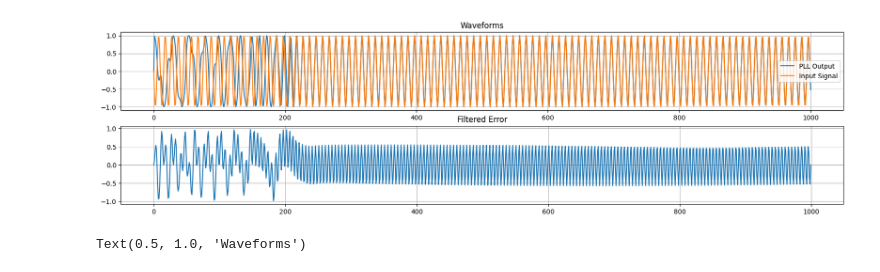
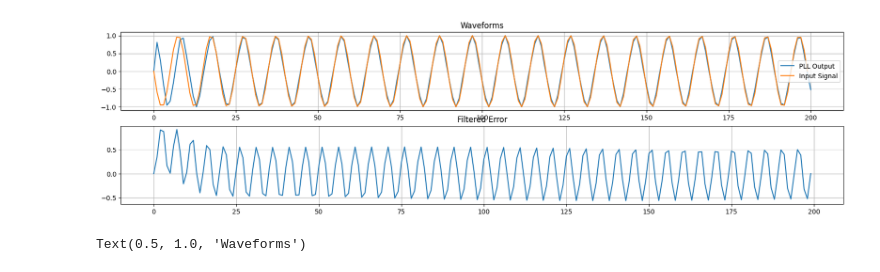
Before and after one commit to stevester94/notebooks, a Jupyter notebook: PLL.ipynb, the cells around one changed output. Saved outputs shown, nothing was run; the diff lists cells and outputs as text; code cells hidden in the pictures.

```diff
--- a/PLL.ipynb
+++ b/PLL.ipynb
@@ -21,7 +21,7 @@ class LoopFilter:
         self.integrator = 0
 
     def proc( self, e_D ):
-        self.integrator += self.K_i * e_D
+        self.integrator += self.K_i * e_D / fs
 
         return self.K_p * e_D + self.integrator
 
@@ -87,7 +87,7 @@ K_i = 0.0178
 K_0 = 1
 
 fs = 100
-duration_secs = 10
+duration_secs = 2
 t = np.linspace(0,duration_secs, int(duration_secs*fs))
 
 in_A      = 1
@@ -101,38 +101,38 @@ cos_out = [0]
 
 
 
-pll = PhaseLockedLoop( K_i, K_p, K_0, 3, fs )
+pll = PhaseLockedLoop( K_i, K_p, K_0, 10, fs )
 for n in range(len(t)):
     _cos_out, _sin_out, _e_D = pll.proc( in_sig[n] )
 
     cos_out.append( _cos_out )
     e_D.append( _e_D )
 
 
 
 # Create a Figure
 fig = plt.figure()
 fig.set_figheight(10)
 fig.set_figwidth(20)
 
 # Set up Axes
 ax1 = fig.add_subplot(411)
 ax1.plot(cos_out, label='PLL Output')
 plt.grid()
 ax1.plot(in_sig, label='Input Signal')
 plt.legend()
 ax1.set_title('Waveforms')
 
 # Show the plot
 #plt.show()
 
 ax2 = fig.add_subplot(412)
 ax2.plot( e_D )
 plt.grid()
 ax2.set_title('Filtered Error')
 plt.show()
 # %% [output]
-[figure, old version]
+[figure, new version]
 # %%
 # OK, what does the phase detector do?
 
```
Also changed, not shown: parts of 1 cell of this notebook.
